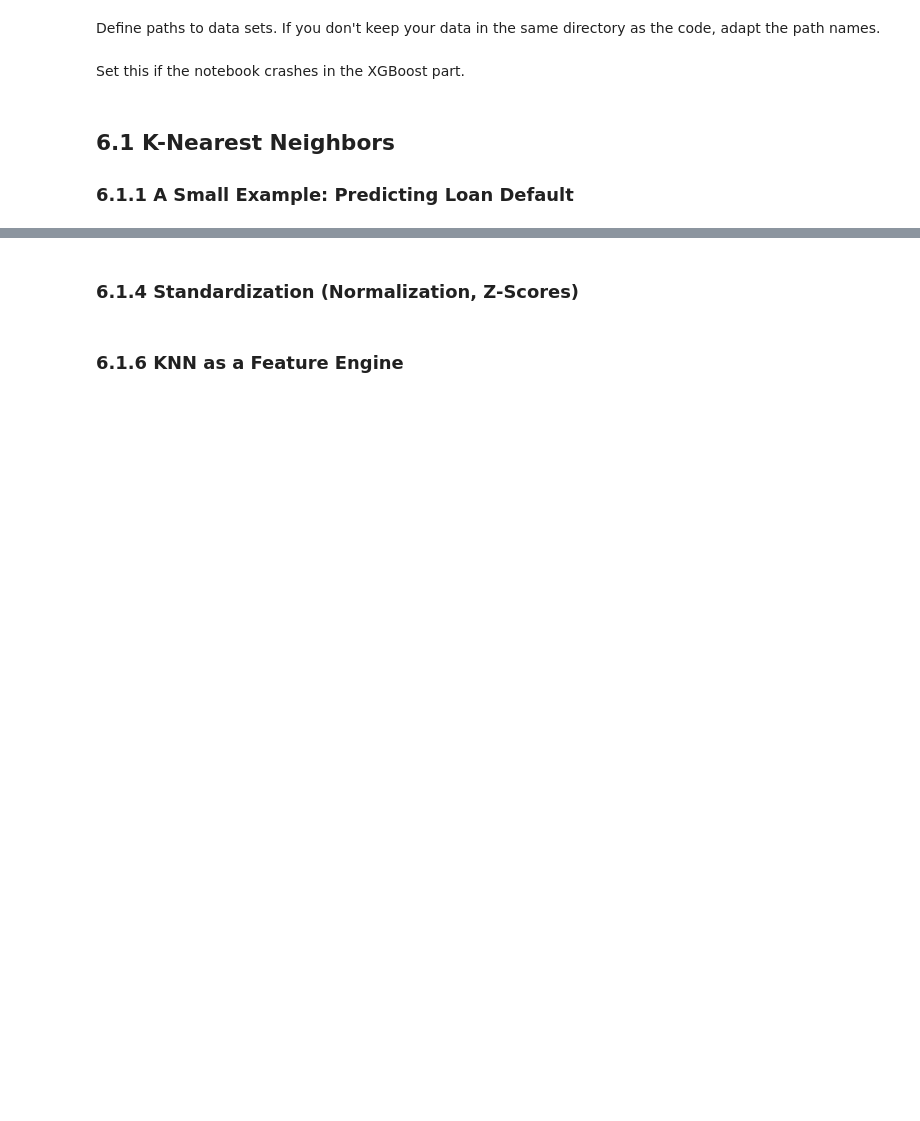
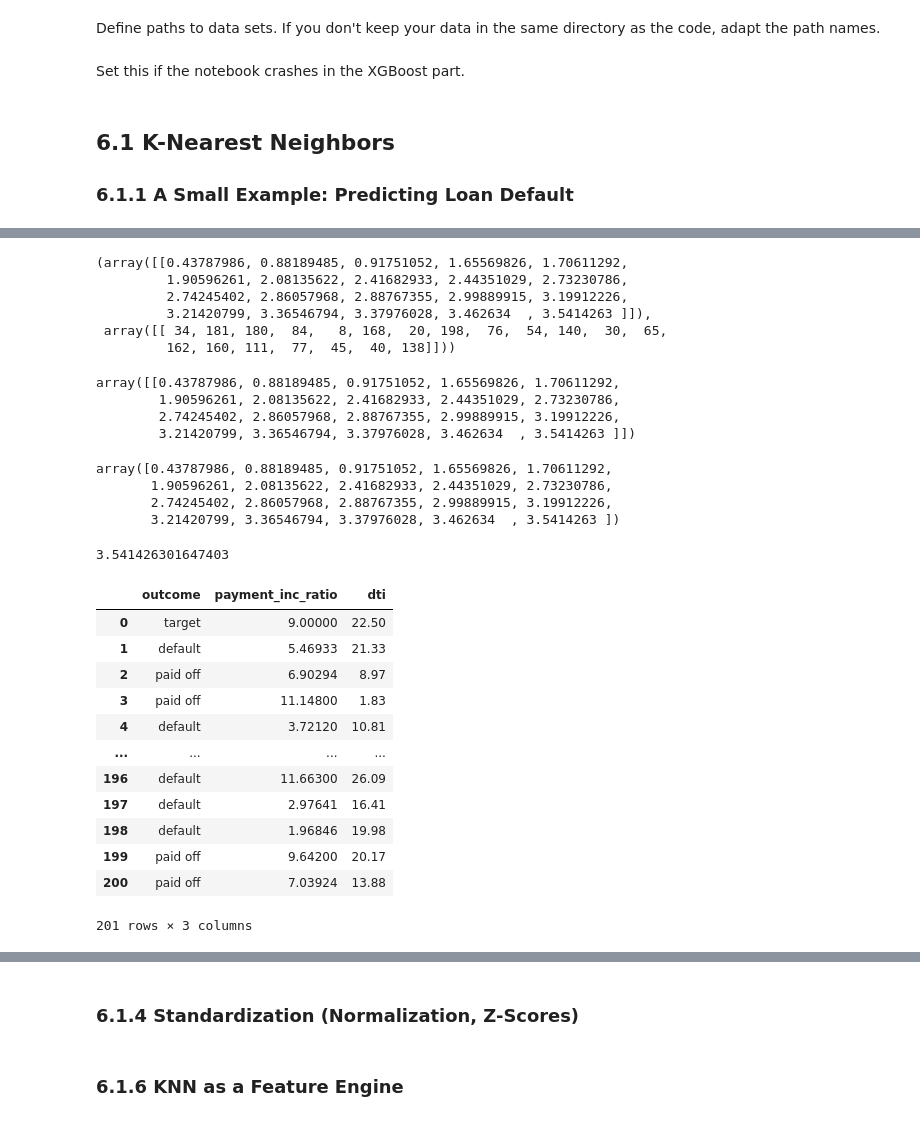
Before and after one commit to young-hwanlee/my-practical-statistics-for-data-scientists, a Jupyter notebook: Chapter_6_Statistical_Machine_Learning.ipynb, the cells around one changed output, grey strips where cells are left out. Cells and saved outputs as stored; diff of their text form; code cells hidden in the pictures; blank space fills up the shorter version.

```diff
--- a/Chapter_6_Statistical_Machine_Learning.ipynb
+++ b/Chapter_6_Statistical_Machine_Learning.ipynb
@@ -81,0 +108,46 @@ print(knn.predict_proba(newloan))
+# %%
+nbrs = knn.kneighbors(newloan)
+maxDistance = np.max(nbrs[0][0])
+
+nbrs
+# %% [output]
+(array([[0.43787986, 0.88189485, 0.91751052, 1.65569826, 1.70611292,
+         1.90596261, 2.08135622, 2.41682933, 2.44351029, 2.73230786,
+         2.74245402, 2.86057968, 2.88767355, 2.99889915, 3.19912226,
+         3.21420799, 3.36546794, 3.37976028, 3.462634  , 3.5414263 ]]),
+ array([[ 34, 181, 180,  84,   8, 168,  20, 198,  76,  54, 140,  30,  65,
+         162, 160, 111,  77,  45,  40, 138]]))
+# %%
+nbrs[0]
+# %% [output]
+array([[0.43787986, 0.88189485, 0.91751052, 1.65569826, 1.70611292,
+        1.90596261, 2.08135622, 2.41682933, 2.44351029, 2.73230786,
+        2.74245402, 2.86057968, 2.88767355, 2.99889915, 3.19912226,
+        3.21420799, 3.36546794, 3.37976028, 3.462634  , 3.5414263 ]])
+# %%
+nbrs[0][0]
+# %% [output]
+array([0.43787986, 0.88189485, 0.91751052, 1.65569826, 1.70611292,
+       1.90596261, 2.08135622, 2.41682933, 2.44351029, 2.73230786,
+       2.74245402, 2.86057968, 2.88767355, 2.99889915, 3.19912226,
+       3.21420799, 3.36546794, 3.37976028, 3.462634  , 3.5414263 ])
+# %%
+maxDistance
+# %% [output]
+3.541426301647403
+# %%
+loan200
+# %% [output]
+|  | outcome | payment_inc_ratio | dti |
+| 0 | target | 9.00000 | 22.50 |
+| 1 | default | 5.46933 | 21.33 |
+| 2 | paid off | 6.90294 | 8.97 |
+| 3 | paid off | 11.14800 | 1.83 |
+| 4 | default | 3.72120 | 10.81 |
+| ... | ... | ... | ... |
+| 196 | default | 11.66300 | 26.09 |
+| 197 | default | 2.97641 | 16.41 |
+| 198 | default | 1.96846 | 19.98 |
+| 199 | paid off | 9.64200 | 20.17 |
+| 200 | paid off | 7.03924 | 13.88 |
+201 rows × 3 columns
```
Also changed, not shown: parts of 9 cells of this notebook.
